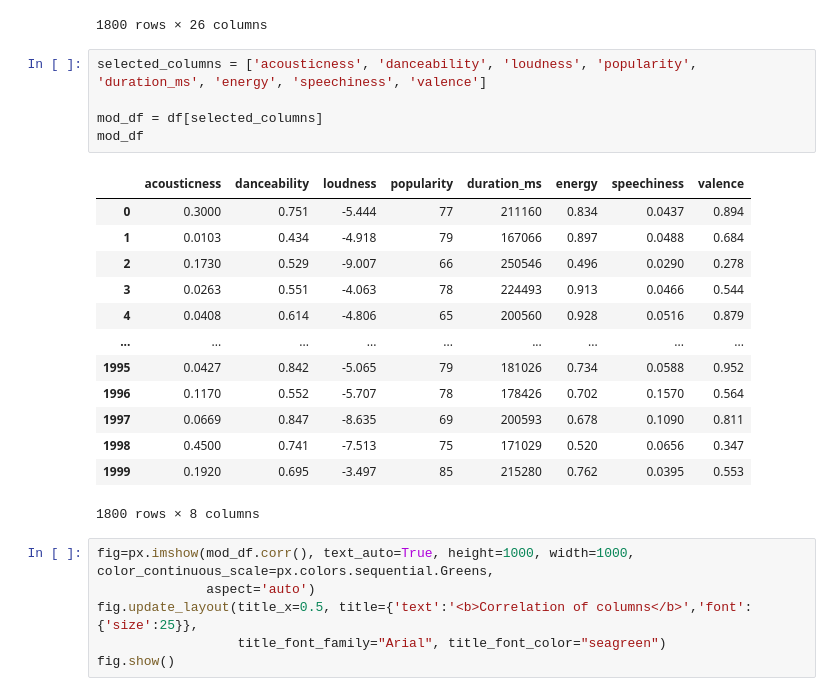
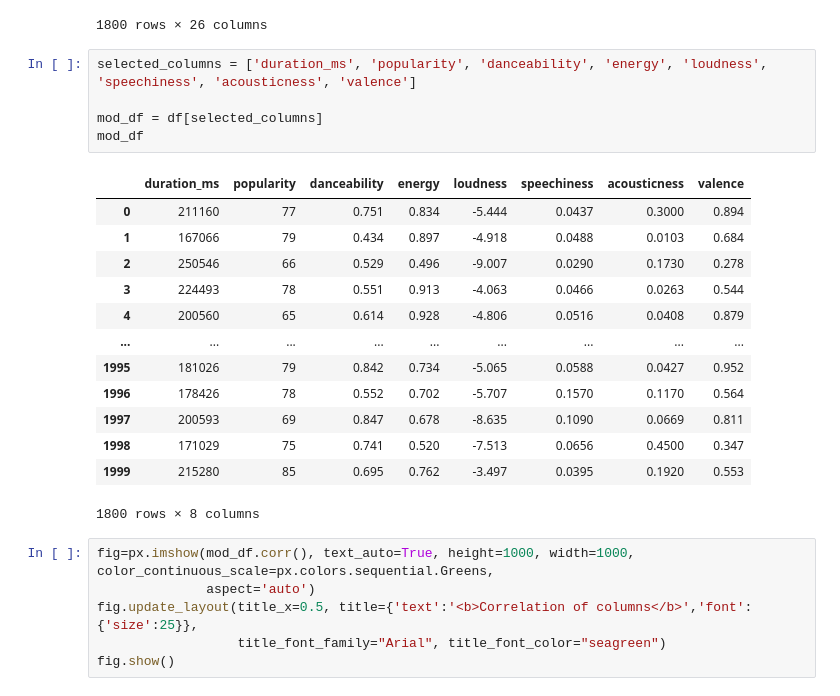
Before and after one commit to justincodestoday/DataScienceExercises, a Jupyter notebook: Project/Top Songs on Spotify from 2000 to 2019.ipynb, the cells around one changed output. Drawn from its saved outputs; the diff is of its cells as text.

```diff
--- a/Project/Top Songs on Spotify from 2000 to 2019.ipynb
+++ b/Project/Top Songs on Spotify from 2000 to 2019.ipynb
@@ -333,23 +311,23 @@ expanded_df
 | 1999 | Post Malone | Circles | 215280 | 0 | 2019 | 85 | 0.695 | 0.762 | 0 | ... |
 1800 rows × 26 columns
 # %%
-selected_columns = ['acousticness', 'danceability', 'loudness', 'popularity', 'duration_ms', 'energy', 'speechiness', 'valence']
+selected_columns = ['duration_ms', 'popularity', 'danceability', 'energy', 'loudness', 'speechiness', 'acousticness', 'valence']
 
 mod_df = df[selected_columns]
 mod_df
 # %% [output]
-|  | acousticness | danceability | loudness | popularity | duration_ms | energy | speechiness | valence |
-| 0 | 0.3000 | 0.751 | -5.444 | 77 | 211160 | 0.834 | 0.0437 | 0.894 |
-| 1 | 0.0103 | 0.434 | -4.918 | 79 | 167066 | 0.897 | 0.0488 | 0.684 |
-| 2 | 0.1730 | 0.529 | -9.007 | 66 | 250546 | 0.496 | 0.0290 | 0.278 |
-| 3 | 0.0263 | 0.551 | -4.063 | 78 | 224493 | 0.913 | 0.0466 | 0.544 |
-| 4 | 0.0408 | 0.614 | -4.806 | 65 | 200560 | 0.928 | 0.0516 | 0.879 |
+|  | duration_ms | popularity | danceability | energy | loudness | speechiness | acousticness | valence |
+| 0 | 211160 | 77 | 0.751 | 0.834 | -5.444 | 0.0437 | 0.3000 | 0.894 |
+| 1 | 167066 | 79 | 0.434 | 0.897 | -4.918 | 0.0488 | 0.0103 | 0.684 |
+| 2 | 250546 | 66 | 0.529 | 0.496 | -9.007 | 0.0290 | 0.1730 | 0.278 |
+| 3 | 224493 | 78 | 0.551 | 0.913 | -4.063 | 0.0466 | 0.0263 | 0.544 |
+| 4 | 200560 | 65 | 0.614 | 0.928 | -4.806 | 0.0516 | 0.0408 | 0.879 |
 | ... | ... | ... | ... | ... | ... | ... | ... | ... |
-| 1995 | 0.0427 | 0.842 | -5.065 | 79 | 181026 | 0.734 | 0.0588 | 0.952 |
-| 1996 | 0.1170 | 0.552 | -5.707 | 78 | 178426 | 0.702 | 0.1570 | 0.564 |
-| 1997 | 0.0669 | 0.847 | -8.635 | 69 | 200593 | 0.678 | 0.1090 | 0.811 |
-| 1998 | 0.4500 | 0.741 | -7.513 | 75 | 171029 | 0.520 | 0.0656 | 0.347 |
-| 1999 | 0.1920 | 0.695 | -3.497 | 85 | 215280 | 0.762 | 0.0395 | 0.553 |
+| 1995 | 181026 | 79 | 0.842 | 0.734 | -5.065 | 0.0588 | 0.0427 | 0.952 |
+| 1996 | 178426 | 78 | 0.552 | 0.702 | -5.707 | 0.1570 | 0.1170 | 0.564 |
+| 1997 | 200593 | 69 | 0.847 | 0.678 | -8.635 | 0.1090 | 0.0669 | 0.811 |
+| 1998 | 171029 | 75 | 0.741 | 0.520 | -7.513 | 0.0656 | 0.4500 | 0.347 |
+| 1999 | 215280 | 85 | 0.695 | 0.762 | -3.497 | 0.0395 | 0.1920 | 0.553 |
 1800 rows × 8 columns
 # %%
 fig=px.imshow(mod_df.corr(), text_auto=True, height=1000, width=1000, color_continuous_scale=px.colors.sequential.Greens,
```
Also changed, not shown: parts of 26 cells of this notebook, 16 other files.
